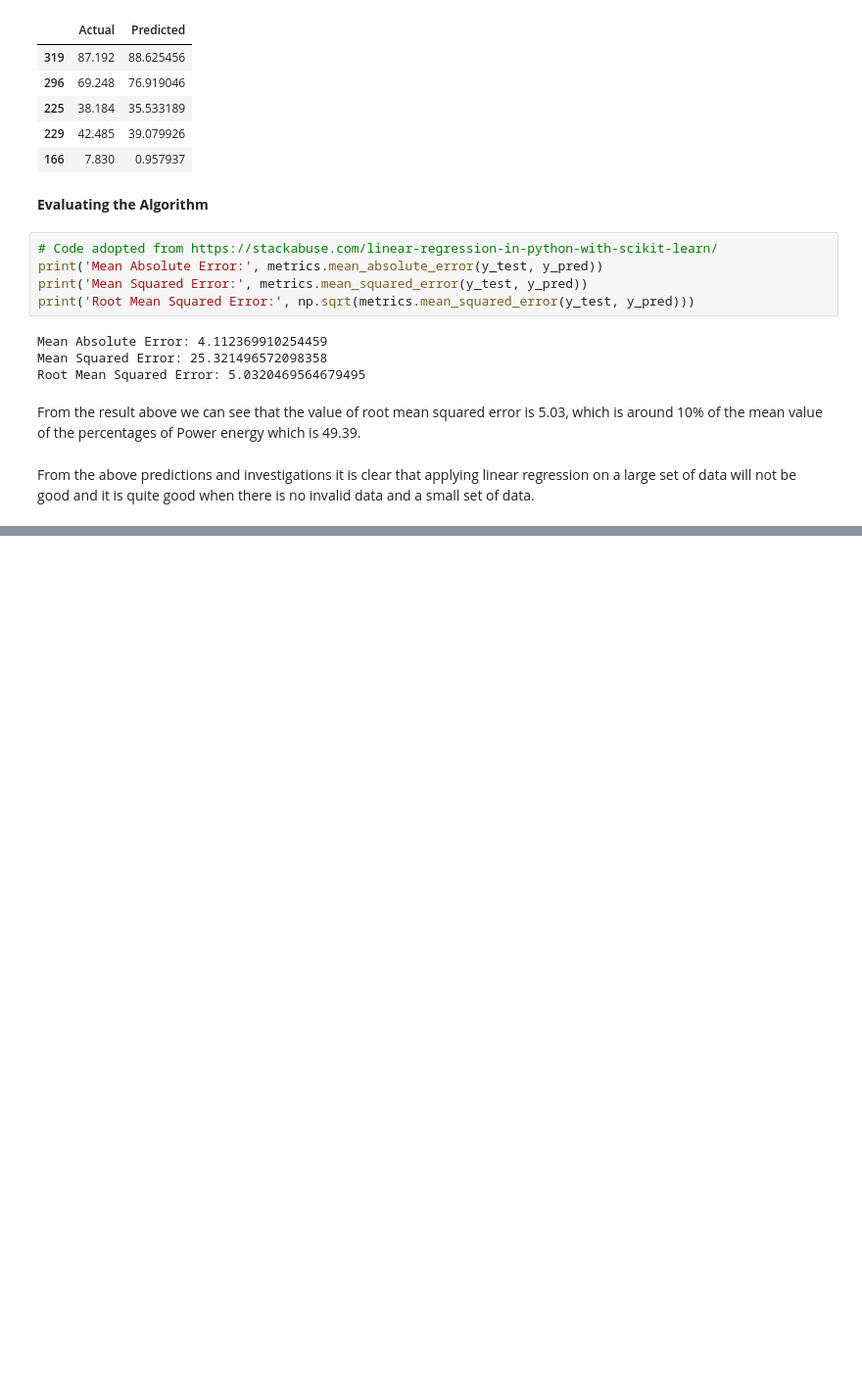
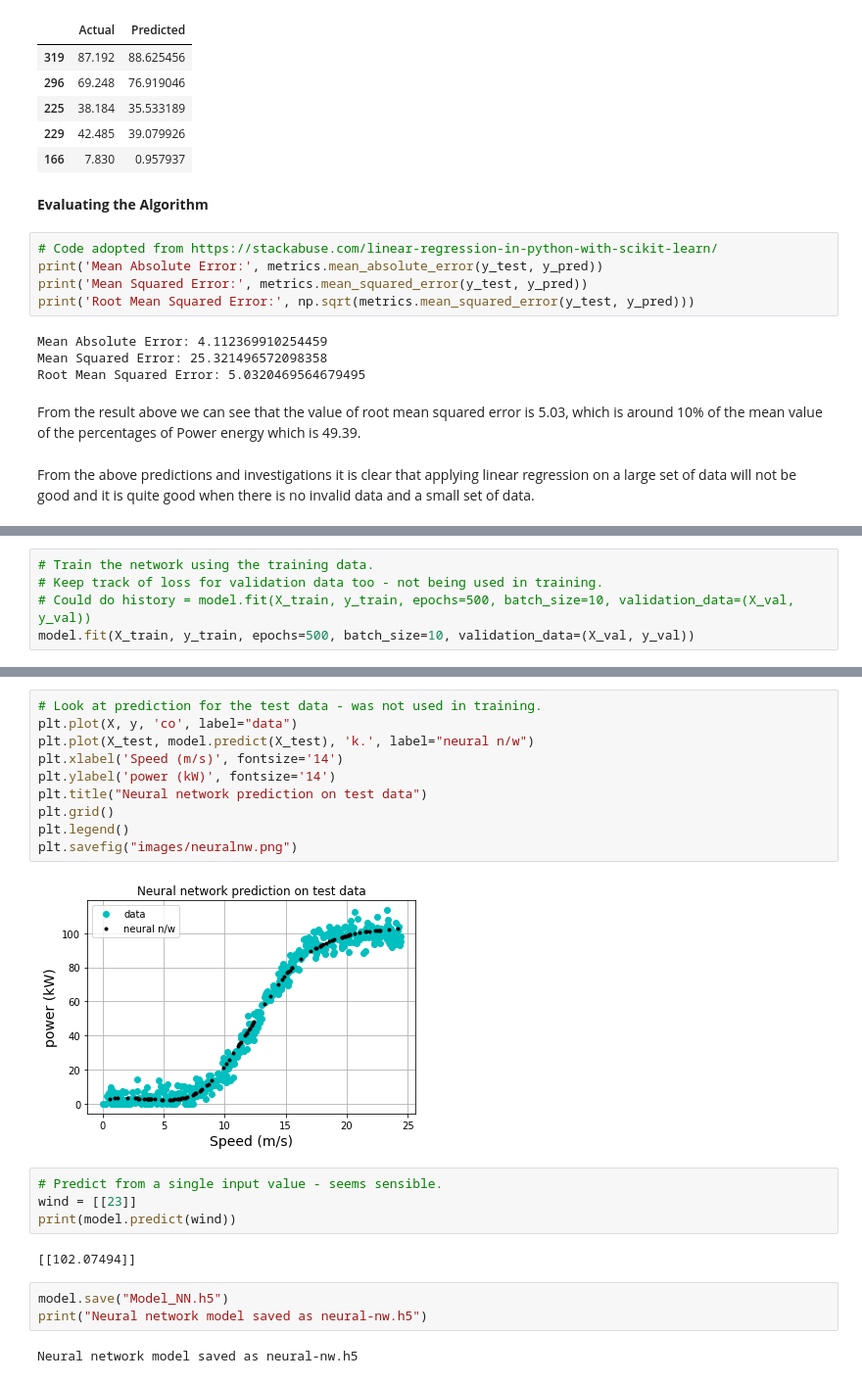
Before and after one commit to SasiGV/MLProject2020., a Jupyter notebook: Initial_draft.ipynb, the cells around one changed output, grey strips where cells are left out. Shown at 98% size. Cells and saved outputs as stored; diff of their text form; blank space fills up the shorter version.

```diff
--- a/Initial_draft.ipynb
+++ b/Initial_draft.ipynb
@@ -464,0 +580,5 @@ print(y_val.shape)
+# %%
+# Train the network using the training data.
+# Keep track of loss for validation data too - not being used in training.
+# Could do history = model.fit(X_train, y_train, epochs=500, batch_size=10, validation_data=(X_val, y_val))
+model.fit(X_train, y_train, epochs=500, batch_size=10, validation_data=(X_val, y_val))
@@ -465,3 +604,26 @@ print(y_val.shape)
+# %%
+# Look at prediction for the test data - was not used in training.
+plt.plot(X, y, 'co', label="data")
+plt.plot(X_test, model.predict(X_test), 'k.', label="neural n/w")
+plt.xlabel('Speed (m/s)', fontsize='14')
+plt.ylabel('power (kW)', fontsize='14')
+plt.title("Neural network prediction on test data")
+plt.grid()
+plt.legend()
+plt.savefig("images/neuralnw.png")
+# %% [output]
+[figure, added]
+# %%
+# Predict from a single input value - seems sensible.
+wind = [[23]]
+print(model.predict(wind))
+# %% [output]
+[[102.07494]]
+# %%
+model.save("Model_NN.h5")
+print("Neural network model saved as neural-nw.h5")
+# %% [output]
+Neural network model saved as neural-nw.h5
 # %% [markdown]
 References:
 
```
Also changed, not shown: parts of 18 cells of this notebook, 3 other files.
